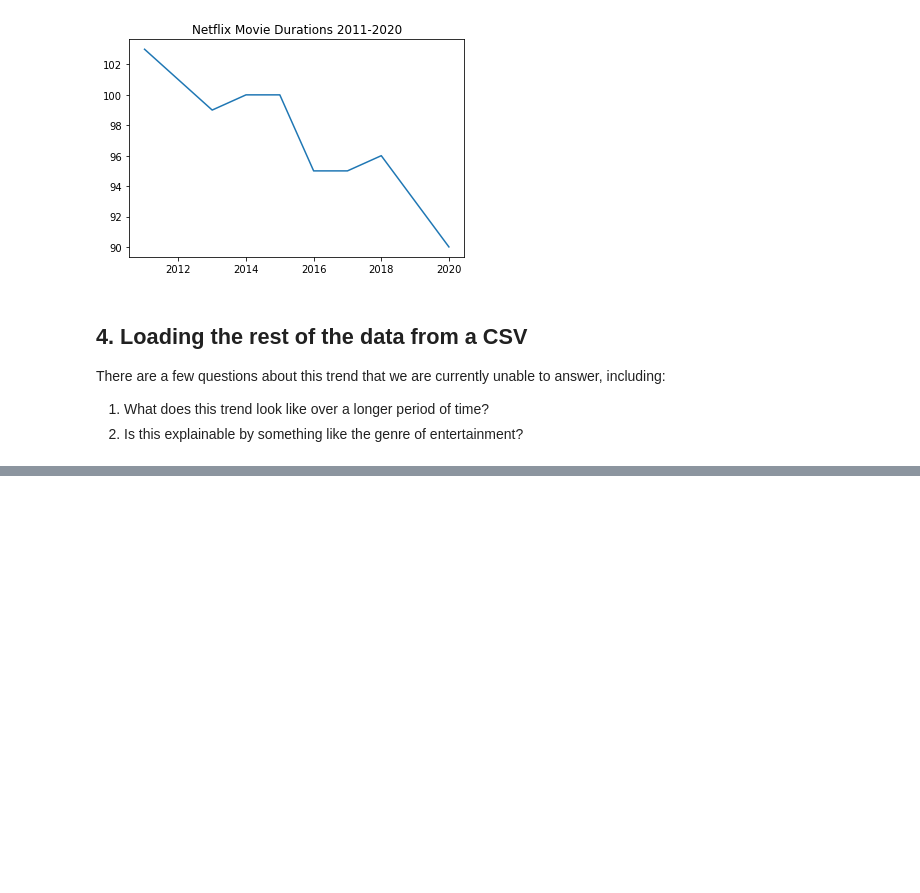
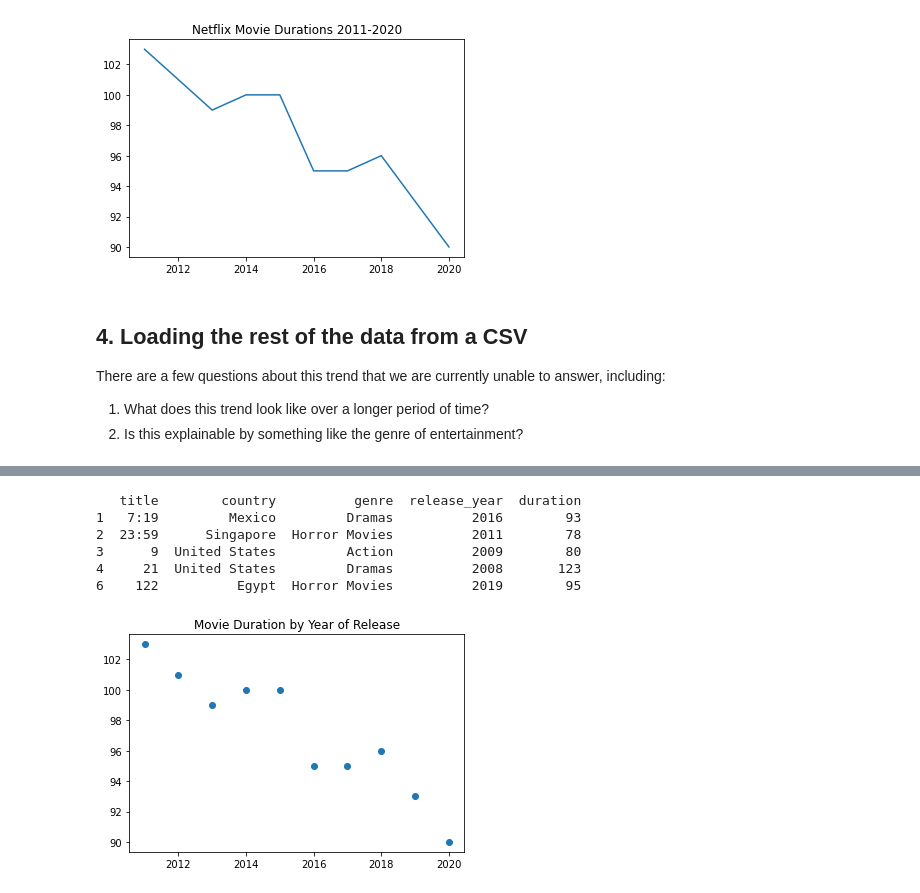
Before and after one commit to mmoazzen/ProjectOne, a Jupyter notebook: Project1.ipynb, the cells around one changed output, grey strips where cells are left out. Cells and saved outputs as stored; diff of their text form; code cells hidden in the pictures; blank space fills up the shorter version.

```diff
--- a/Project1.ipynb
+++ b/Project1.ipynb
@@ -219,0 +219,21 @@ print(netflix_df.head(2))
+# %%
+# Subset the DataFrame for type "Movie"
+netflix_df_movies_only = netflix_df[netflix_df['type'] == 'Movie']
+# Select only the columns of interest
+netflix_movies_col_subset = netflix_df_movies_only[['title','country','genre','release_year','duration']]
+
+print(netflix_movies_col_subset.head())
+# %% [output]
+   title        country          genre  release_year  duration
+1   7:19         Mexico         Dramas          2016        93
+2  23:59      Singapore  Horror Movies          2011        78
+3      9  United States         Action          2009        80
+4     21  United States         Dramas          2008       123
+6    122          Egypt  Horror Movies          2019        95
+# %%
+# Create a scatter plot of duration versus year
+plt.scatter(years,durations)
+plt.title("Movie Duration by Year of Release")
+plt.show()
+# %% [output]
+[figure, added]
```
Also changed, not shown: parts of 14 cells of this notebook, 2 other files.
